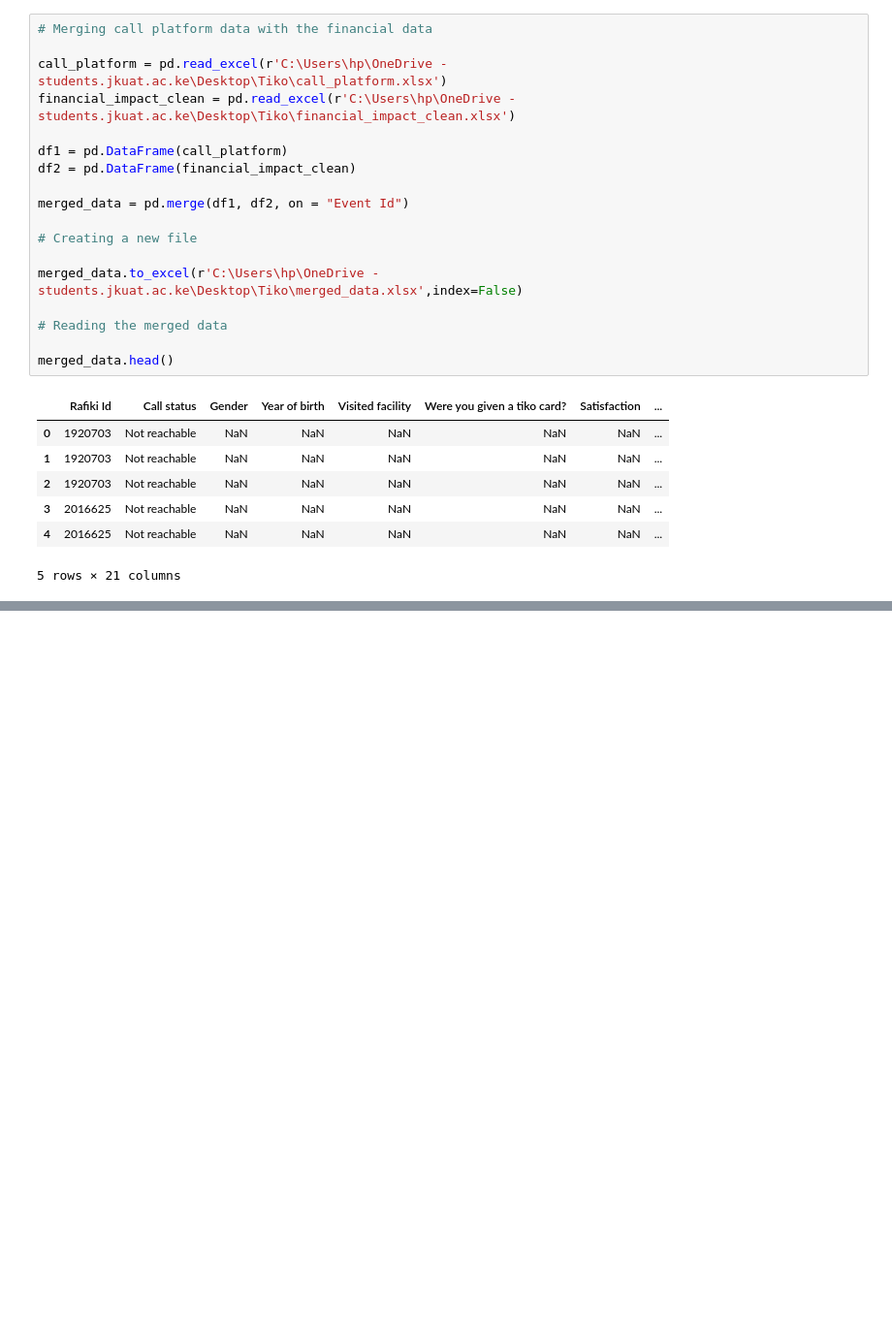
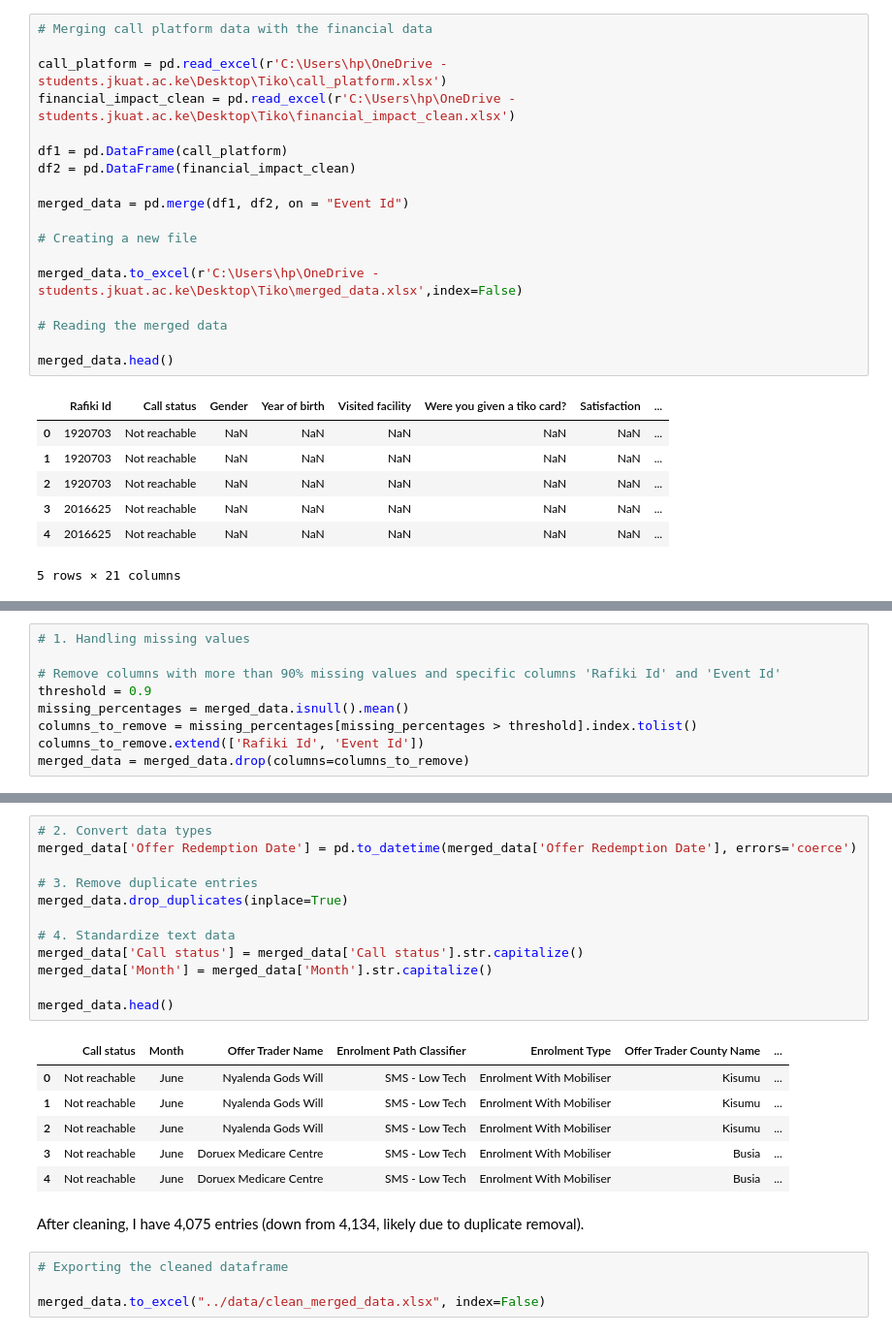
Before and after one commit to Tilda98/Risk_Analyst_Practical, a Jupyter notebook: notebooks/data_cleaning.ipynb, the cells around one changed output, grey strips where cells are left out. Shown: that part at 97% size. Drawn from its saved outputs; the diff is of its cells as text; blank space fills up the shorter version.

Commit message:
Cleaned the merged data

```diff
--- a/notebooks/data_cleaning.ipynb
+++ b/notebooks/data_cleaning.ipynb
@@ -350,0 +418,9 @@ merged_data.head()
+# %%
+# 1. Handling missing values
+
+# Remove columns with more than 90% missing values and specific columns 'Rafiki Id' and 'Event Id'
+threshold = 0.9
+missing_percentages = merged_data.isnull().mean()
+columns_to_remove = missing_percentages[missing_percentages > threshold].index.tolist()
+columns_to_remove.extend(['Rafiki Id', 'Event Id'])
+merged_data = merged_data.drop(columns=columns_to_remove)
@@ -350,0 +444,25 @@ merged_data.head()
+# %%
+# 2. Convert data types
+merged_data['Offer Redemption Date'] = pd.to_datetime(merged_data['Offer Redemption Date'], errors='coerce')
+
+# 3. Remove duplicate entries
+merged_data.drop_duplicates(inplace=True)
+
+# 4. Standardize text data
+merged_data['Call status'] = merged_data['Call status'].str.capitalize()
+merged_data['Month'] = merged_data['Month'].str.capitalize()
+
+merged_data.head()
+# %% [output]
+|  | Call status | Month | Offer Trader Name | Enrolment Path Classifier | Enrolment Type | Offer Trader County Name | ... |
+| 0 | Not reachable | June | Nyalenda Gods Will | SMS - Low Tech | Enrolment With Mobiliser | Kisumu | ... |
+| 1 | Not reachable | June | Nyalenda Gods Will | SMS - Low Tech | Enrolment With Mobiliser | Kisumu | ... |
+| 2 | Not reachable | June | Nyalenda Gods Will | SMS - Low Tech | Enrolment With Mobiliser | Kisumu | ... |
+| 3 | Not reachable | June | Doruex Medicare Centre | SMS - Low Tech | Enrolment With Mobiliser | Busia | ... |
+| 4 | Not reachable | June | Doruex Medicare Centre | SMS - Low Tech | Enrolment With Mobiliser | Busia | ... |
+# %% [markdown]
+After cleaning, I have 4,075 entries (down from 4,134, likely due to duplicate removal).
+# %%
+# Exporting the cleaned dataframe
+
+merged_data.to_excel("../data/clean_merged_data.xlsx", index=False)
```
Also changed, not shown: parts of 6 cells of this notebook, 1 other file.
